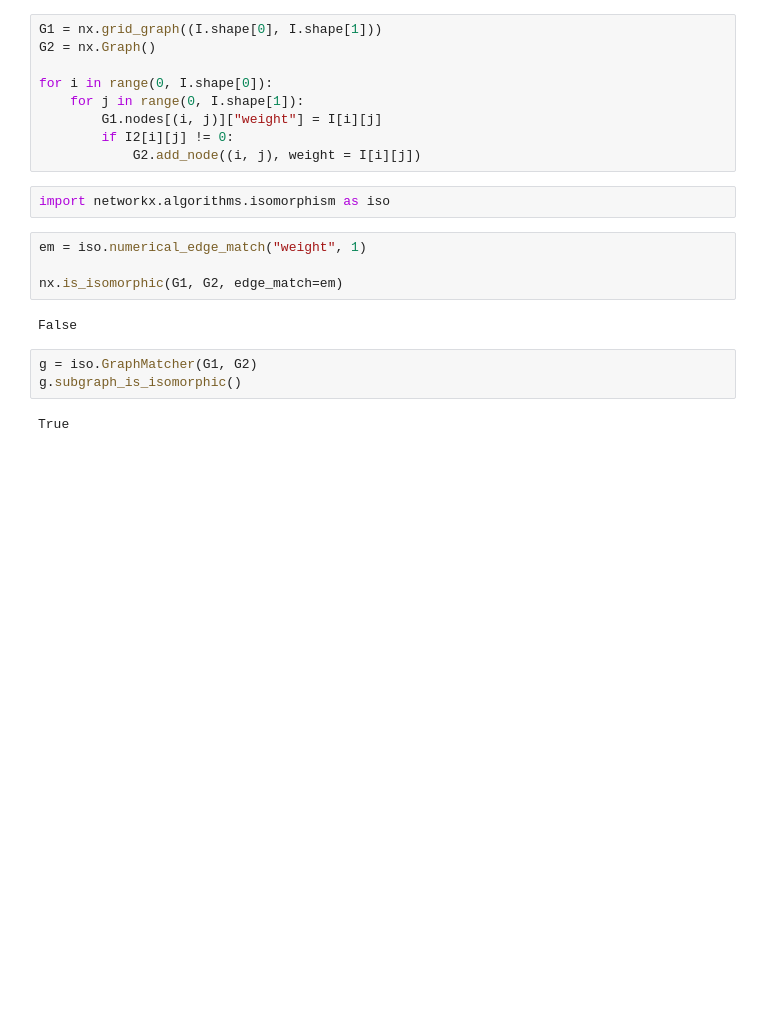
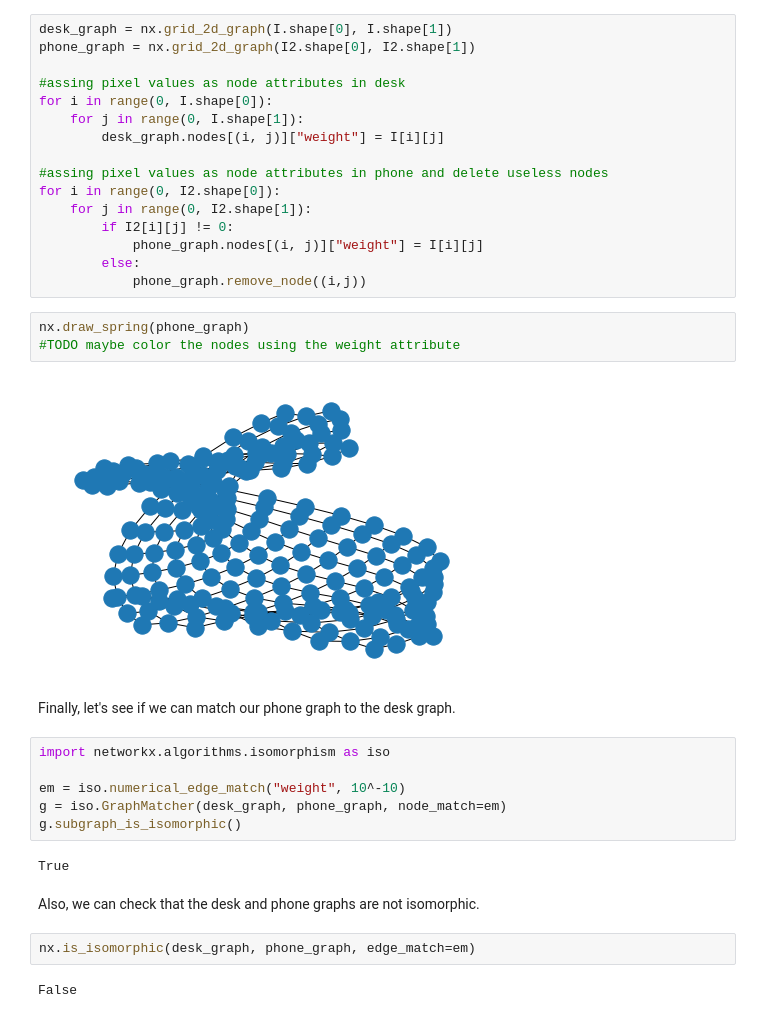
Before and after one commit to networkx/nx-guides, a Jupyter notebook: content/algorithms/sub_isomorphism/subgraph_iso_img.ipynb, the cells around one changed output. Drawn from its saved outputs; the diff is of its cells as text; blank space fills up the shorter version.

```diff
--- a/content/algorithms/sub_isomorphism/subgraph_iso_img.ipynb
+++ b/content/algorithms/sub_isomorphism/subgraph_iso_img.ipynb
@@ -67,22 +76,37 @@ I2.shape
 # %%
-G1 = nx.grid_graph((I.shape[0], I.shape[1]))
-G2 = nx.Graph()
+desk_graph = nx.grid_2d_graph(I.shape[0], I.shape[1])
+phone_graph = nx.grid_2d_graph(I2.shape[0], I2.shape[1])
 
+#assing pixel values as node attributes in desk
 for i in range(0, I.shape[0]):
     for j in range(0, I.shape[1]):
-        G1.nodes[(i, j)]["weight"] = I[i][j]
+        desk_graph.nodes[(i, j)]["weight"] = I[i][j]
+
+#assing pixel values as node attributes in phone and delete useless nodes
+for i in range(0, I2.shape[0]):
+    for j in range(0, I2.shape[1]):
         if I2[i][j] != 0:
-            G2.add_node((i, j), weight = I[i][j])
+            phone_graph.nodes[(i, j)]["weight"] = I[i][j]
+        else:
+            phone_graph.remove_node((i,j))
-# %%
-import networkx.algorithms.isomorphism as iso
+# %%
+nx.draw_spring(phone_graph)
+#TODO maybe color the nodes using the weight attribute
+# %% [output]
+[figure, added]
+# %% [markdown]
+Finally, let's see if we can match our phone graph to the desk graph.
 # %%
-em = iso.numerical_edge_match("weight", 1)
+import networkx.algorithms.isomorphism as iso
 
-nx.is_isomorphic(G1, G2, edge_match=em)
+em = iso.numerical_edge_match("weight", 10^-10)
+g = iso.GraphMatcher(desk_graph, phone_graph, node_match=em)
+g.subgraph_is_isomorphic()
 # %% [output]
-False
+True
+# %% [markdown]
+Also, we can check that the desk and phone graphs are not isomorphic.
 # %%
-g = iso.GraphMatcher(G1, G2)
-g.subgraph_is_isomorphic()
+nx.is_isomorphic(desk_graph, phone_graph, edge_match=em)
 # %% [output]
-True
+False
```
Also changed, not shown: parts of 29 cells of this notebook, 14 other files.
